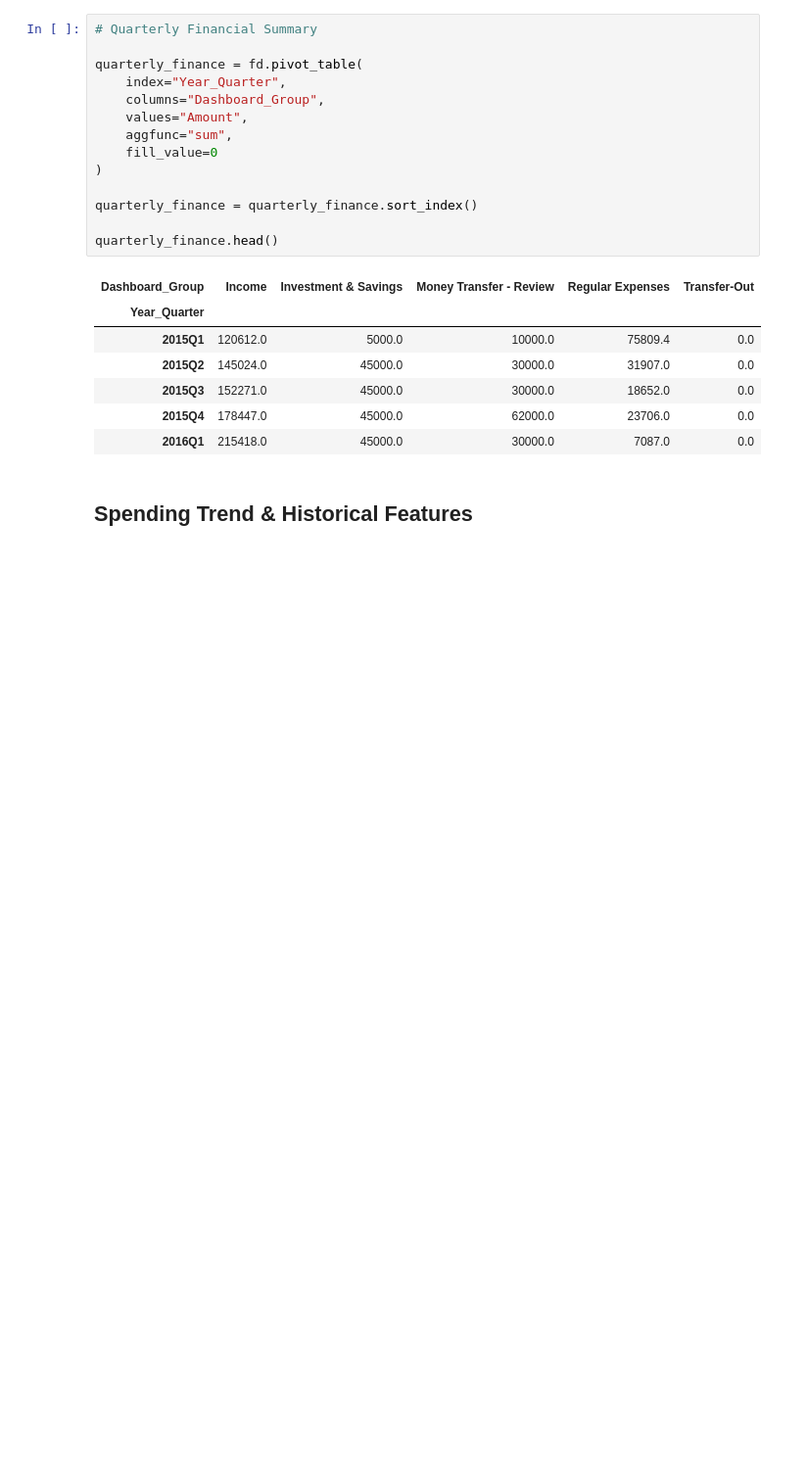
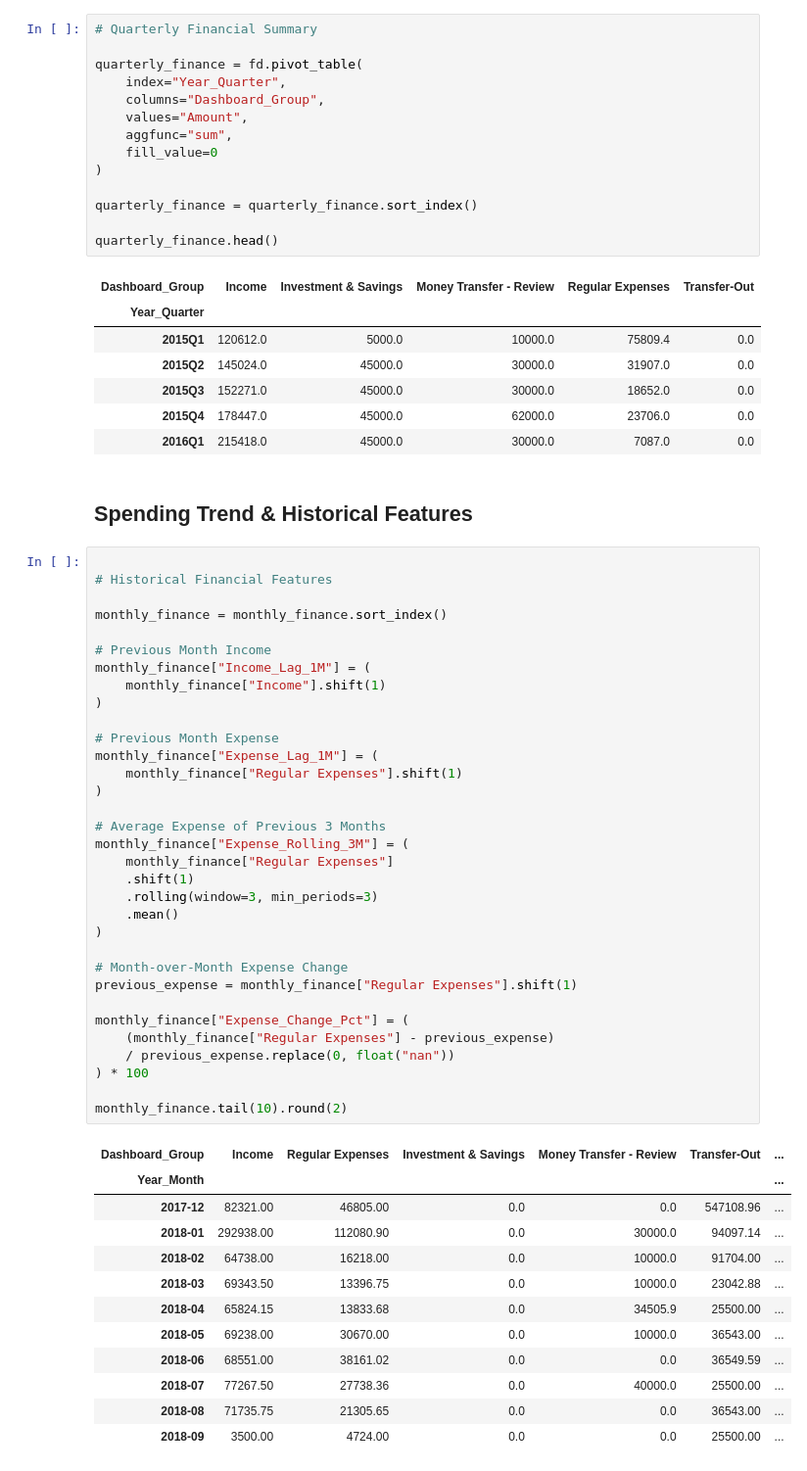
Before and after one commit to eshat69/AI-Personal_Finance-Manager, a Jupyter notebook: Financial_Dashboard.ipynb, the cells around one changed output. Shown at 98% size. Cells and saved outputs as stored; diff of their text form; blank space fills up the shorter version.

Commit message:
Add historical financial features to Monthly Financial Analysis

```diff
--- a/Financial_Dashboard.ipynb
+++ b/Financial_Dashboard.ipynb
@@ -673,3 +673,49 @@ quarterly_finance.head()
 | 2016Q1 | 215418.0 | 45000.0 | 30000.0 | 7087.0 | 0.0 |
 # %% [markdown]
 ## Spending Trend & Historical Features
+# %%
+
+# Historical Financial Features
+
+monthly_finance = monthly_finance.sort_index()
+
+# Previous Month Income
+monthly_finance["Income_Lag_1M"] = (
+    monthly_finance["Income"].shift(1)
+)
+
+# Previous Month Expense
+monthly_finance["Expense_Lag_1M"] = (
+    monthly_finance["Regular Expenses"].shift(1)
+)
+
+# Average Expense of Previous 3 Months
+monthly_finance["Expense_Rolling_3M"] = (
+    monthly_finance["Regular Expenses"]
+    .shift(1)
+    .rolling(window=3, min_periods=3)
+    .mean()
+)
+
+# Month-over-Month Expense Change
+previous_expense = monthly_finance["Regular Expenses"].shift(1)
+
+monthly_finance["Expense_Change_Pct"] = (
+    (monthly_finance["Regular Expenses"] - previous_expense)
+    / previous_expense.replace(0, float("nan"))
+) * 100
+
+monthly_finance.tail(10).round(2)
+# %% [output]
+| Dashboard_Group | Income | Regular Expenses | Investment & Savings | Money Transfer - Review | Transfer-Out | ... |
+| Year_Month |  |  |  |  |  | ... |
+| 2017-12 | 82321.00 | 46805.00 | 0.0 | 0.0 | 547108.96 | ... |
+| 2018-01 | 292938.00 | 112080.90 | 0.0 | 30000.0 | 94097.14 | ... |
+| 2018-02 | 64738.00 | 16218.00 | 0.0 | 10000.0 | 91704.00 | ... |
+| 2018-03 | 69343.50 | 13396.75 | 0.0 | 10000.0 | 23042.88 | ... |
+| 2018-04 | 65824.15 | 13833.68 | 0.0 | 34505.9 | 25500.00 | ... |
+| 2018-05 | 69238.00 | 30670.00 | 0.0 | 10000.0 | 36543.00 | ... |
+| 2018-06 | 68551.00 | 38161.02 | 0.0 | 0.0 | 36549.59 | ... |
+| 2018-07 | 77267.50 | 27738.36 | 0.0 | 40000.0 | 25500.00 | ... |
+| 2018-08 | 71735.75 | 21305.65 | 0.0 | 0.0 | 36543.00 | ... |
+| 2018-09 | 3500.00 | 4724.00 | 0.0 | 0.0 | 25500.00 | ... |
```
